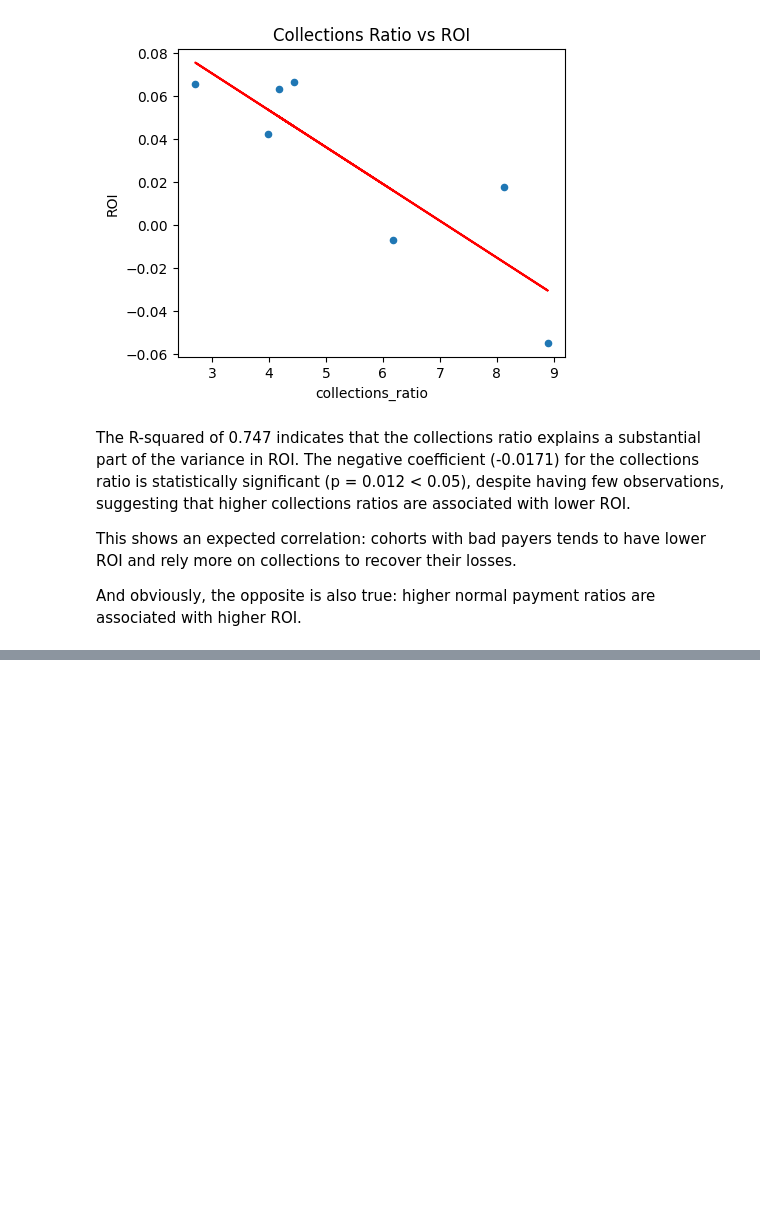
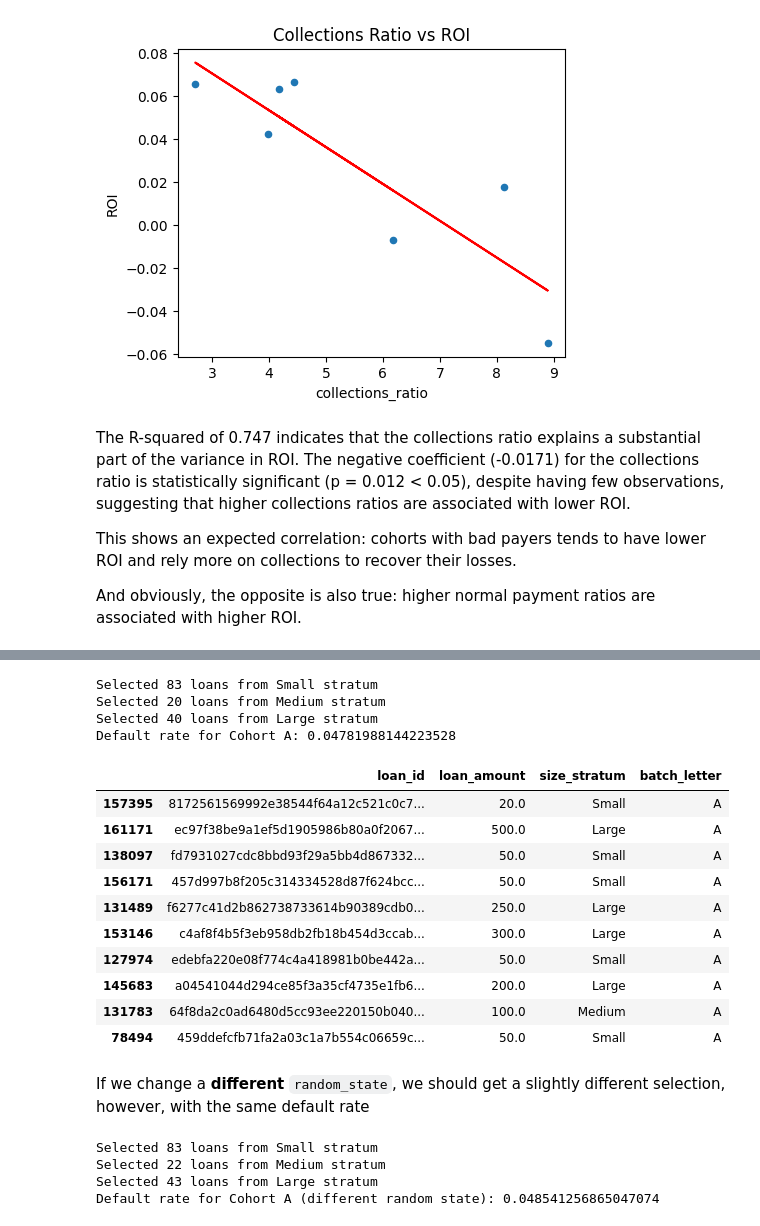
Before and after one commit to jquentino/cohort-profitability-case, a Jupyter notebook: notebooks/1-jq-exploratory-data-analysis.ipynb, the cells around one changed output, grey strips where cells are left out. Saved outputs shown, nothing was run; the diff lists cells and outputs as text; code cells hidden in the pictures; blank space fills up the shorter version.

```diff
--- a/notebooks/1-jq-exploratory-data-analysis.ipynb
+++ b/notebooks/1-jq-exploratory-data-analysis.ipynb
@@ -392,0 +449,45 @@ And obviously, the opposite is also true: higher normal payment ratios are assoc
+# %%
+from src.stratified_selection import stratified_loan_selection
+
+cohort_a_loans = loans_last_status[loans_last_status["batch_letter"] == "A"]
+
+stratified_a_selection = stratified_loan_selection(
+    loans_df=cohort_a_loans, target_default_rate=0.05, random_state=42
+)
+target_default_rate = (
+    stratified_a_selection["loan_amount"].sum() / cohort_a_loans["loan_amount"].sum()
+)
+print("Default rate for Cohort A:", target_default_rate)
+
+stratified_a_selection[["loan_id", "loan_amount", "size_stratum", "batch_letter"]].head(10)
+# %% [output]
+Selected 83 loans from Small stratum
+Selected 20 loans from Medium stratum
+Selected 40 loans from Large stratum
+Default rate for Cohort A: 0.04781988144223528
+|  | loan_id | loan_amount | size_stratum | batch_letter |
+| 157395 | 8172561569992e38544f64a12c521c0c7... | 20.0 | Small | A |
+| 161171 | ec97f38be9a1ef5d1905986b80a0f2067... | 500.0 | Large | A |
+| 138097 | fd7931027cdc8bbd93f29a5bb4d867332... | 50.0 | Small | A |
+| 156171 | 457d997b8f205c314334528d87f624bcc... | 50.0 | Small | A |
+| 131489 | f6277c41d2b862738733614b90389cdb0... | 250.0 | Large | A |
+| 153146 | c4af8f4b5f3eb958db2fb18b454d3ccab... | 300.0 | Large | A |
+| 127974 | edebfa220e08f774c4a418981b0be442a... | 50.0 | Small | A |
+| 145683 | a04541044d294ce85f3a35cf4735e1fb6... | 200.0 | Large | A |
+| 131783 | 64f8da2c0ad6480d5cc93ee220150b040... | 100.0 | Medium | A |
+| 78494 | 459ddefcfb71fa2a03c1a7b554c06659c... | 50.0 | Small | A |
+# %% [markdown]
+If we change a **different** ``random_state``, we should get a slightly different selection, however, with the same default rate
+# %%
+stratified_a_selection = stratified_loan_selection(
+    loans_df=cohort_a_loans, target_default_rate=0.05, random_state=1
+)
+target_default_rate = (
+    stratified_a_selection["loan_amount"].sum() / cohort_a_loans["loan_amount"].sum()
+)
+print("Default rate for Cohort A (different random state):", target_default_rate)
+# %% [output]
+Selected 83 loans from Small stratum
+Selected 22 loans from Medium stratum
+Selected 43 loans from Large stratum
+Default rate for Cohort A (different random state): 0.048541256865047074
```
Also changed, not shown: parts of 16 cells of this notebook, 2 other files.
